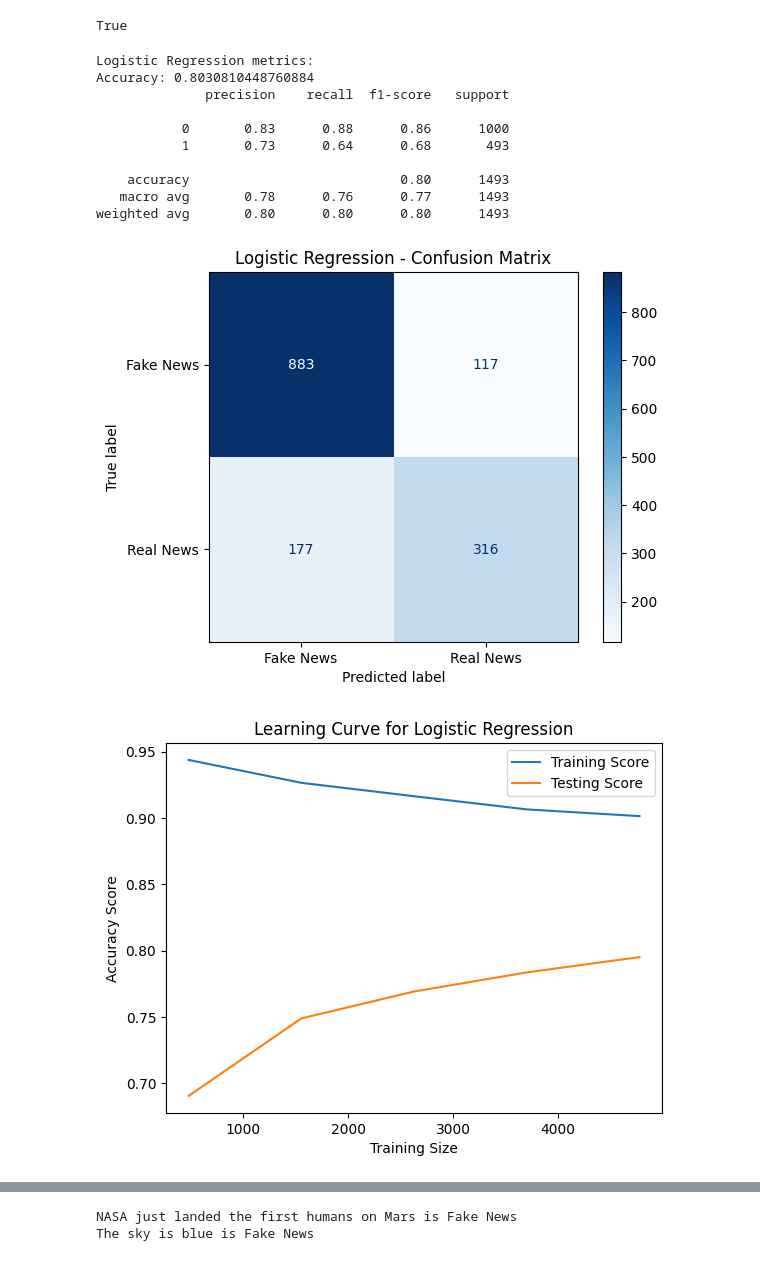
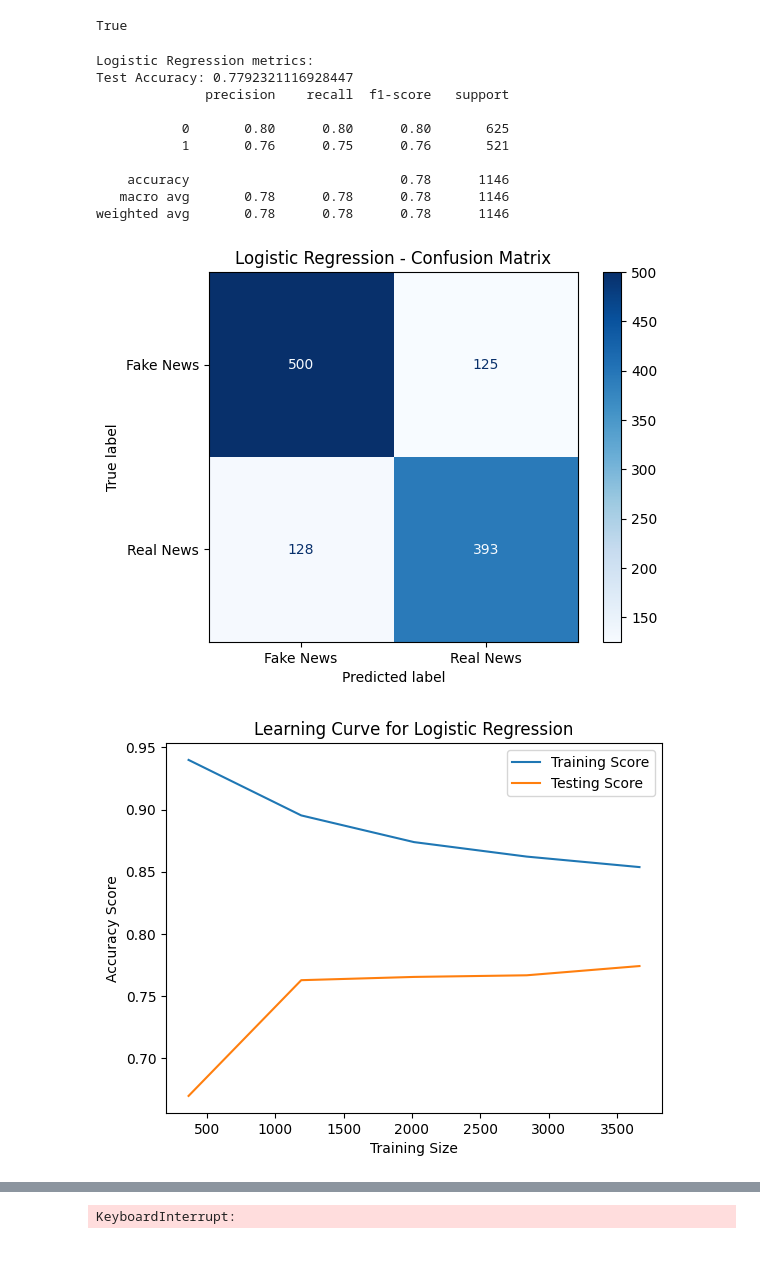
Before and after one commit to ila-w/fake-news-detection, a Jupyter notebook: fake-news-detection-gossipcop.ipynb, the cells around one changed output, grey strips where cells are left out. Saved outputs shown, nothing was run; the diff lists cells and outputs as text; code cells hidden in the pictures.

Commit message:
Undersampled gossipcop fake news dataset to decrease bias

```diff
--- a/fake-news-detection-gossipcop.ipynb
+++ b/fake-news-detection-gossipcop.ipynb
@@ -57,12 +65,15 @@ else:
 data['content'] = data['content'].fillna(' ')
 data['content'] = data['content'].astype(str)
 # %%
-x = data['content'].values
-y = data['label'].values
-xTrain, xTest, yTrain, yTest = train_test_split(x, y, test_size=0.2, random_state=142857)
+x = data['content']
+y = data['label']
+xTrain, xTest, yTrain, yTest = train_test_split(x, y, test_size=0.2, random_state=142857, stratify=data['label'])
 
 # convert text data into numerical values for the model
-vectorizer = TfidfVectorizer()
+vectorizer = TfidfVectorizer(
+    max_features=2000,
+    stop_words='english'
+)
 xTrainVectorized = vectorizer.fit_transform(xTrain)
 xTestVectorized = vectorizer.transform(xTest)
 
@@ -72,7 +83,7 @@ def test_model(name, model):
     model.fit(xTrainVectorized, yTrain)
     yPred = model.predict(xTestVectorized)
     print(f'{name} metrics:')
-    print("Accuracy:", accuracy_score(yTest, yPred))
+    print("Test Accuracy:", accuracy_score(yTest, yPred))
     print(classification_report(yTest, yPred))
     cm = confusion_matrix(yTest, yPred, labels=[0, 1])
     train_sizes, train_scores, test_scores = learning_curve(model, xTrainVectorized, yTrain, cv=5)
@@ -97,38 +108,32 @@ def test_model(name, model):
 
 # test fake news detection with the model
 def predict_fake_news(text, model, vectorizer):
-    # Preprocess the input
-    content = re.sub('[^a-zA-Z]', ' ', text)
-    content = content.lower().split()
-    content = [ps.stem(word) for word in content if word not in stop_words]
-    content = ' '.join(content)
-
     # Transform using the same vectorizer
-    vectorized_text = vectorizer.transform([content])
+    vectorized_text = vectorizer.transform([text])
 
     # Predict
     prediction = model.predict(vectorized_text)[0]
     result = "Real News" if prediction == 1 else "Fake News"
     print(f'{text} is {result}')
 # %%
-logisticModel = LogisticRegression(max_iter=1000)
-test_model('Logistic Regression',logisticModel)
-
-svm = SVC(kernel='linear')
-test_model('Support Vector Machine',svm)
+log = LogisticRegression()
+test_model('Logistic Regression',log)
 
 nb = MultinomialNB()
 test_model('Naive Bayes',nb)
+
+svm = SVC(max_iter=5000)
+test_model('Support Vector Machine',svm)
 # %% [output]
 Logistic Regression metrics:
-Accuracy: 0.8030810448760884
+Test Accuracy: 0.7792321116928447
               precision    recall  f1-score   support
 
-           0       0.83      0.88      0.86      1000
-           1       0.73      0.64      0.68       493
+           0       0.80      0.80      0.80       625
+           1       0.76      0.75      0.76       521
 
-    accuracy                           0.80      1493
-   macro avg       0.78      0.76      0.77      1493
-weighted avg       0.80      0.80      0.80      1493
+    accuracy                           0.78      1146
+   macro avg       0.78      0.78      0.78      1146
+weighted avg       0.78      0.78      0.78      1146
-[figure, old version]
+[figure, new version]
-[figure, old version]
+[figure, new version]
@@ -163,2 +166 @@ weighted avg       0.72      0.68      0.56      1493
-NASA just landed the first humans on Mars is Fake News
-The sky is blue is Fake News
+KeyboardInterrupt:
```
Also changed, not shown: parts of 3 cells of this notebook.
